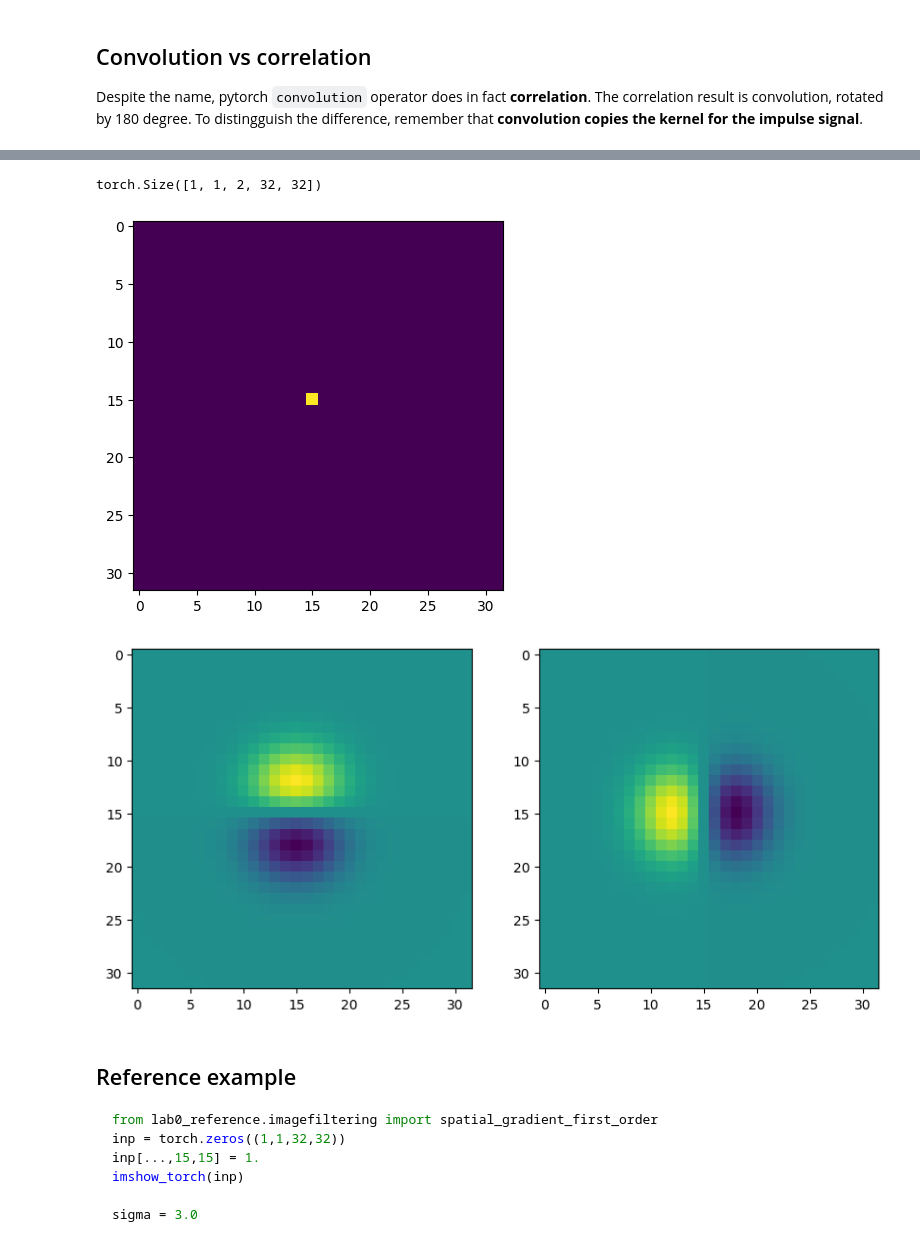
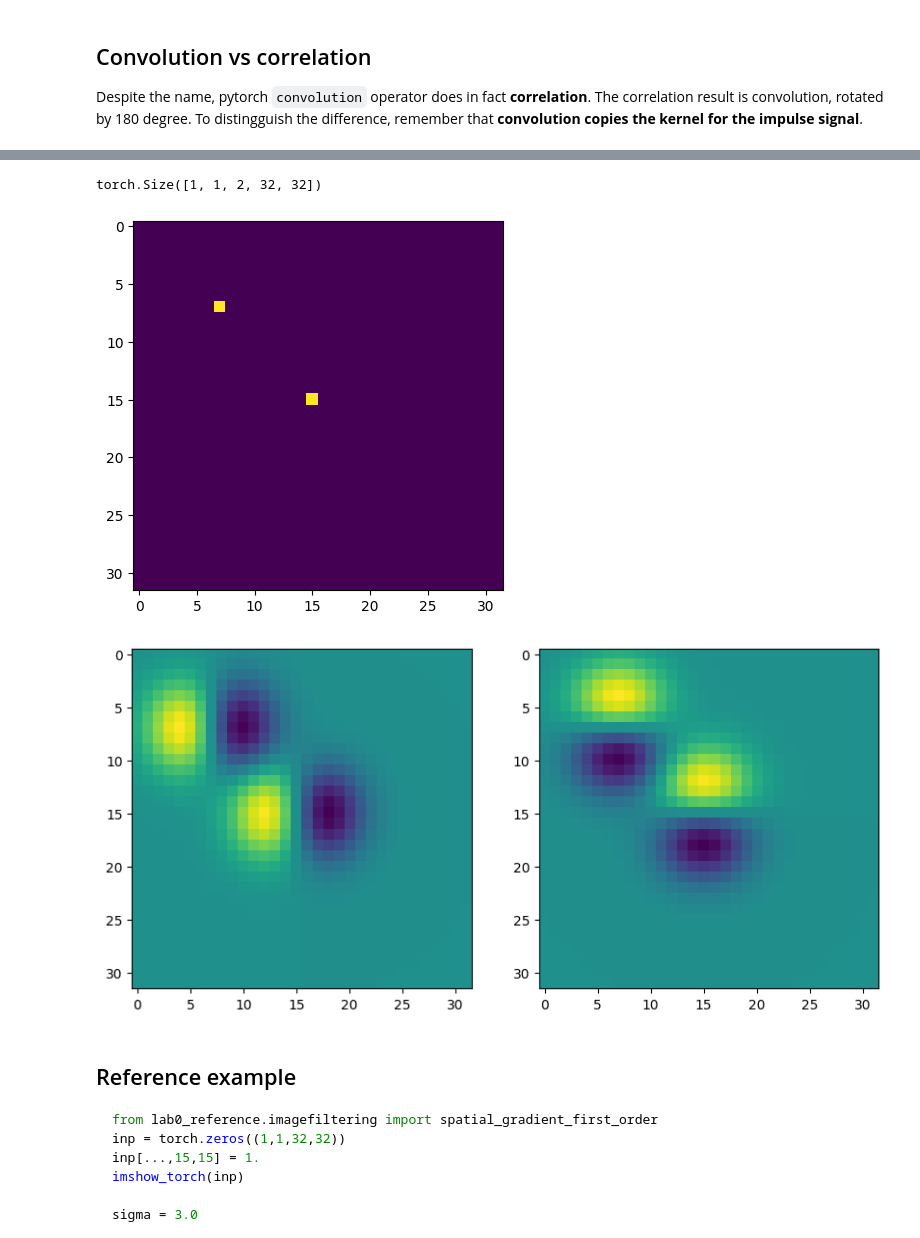
Before and after one commit to adurymanov/mpv-python, a Jupyter notebook: assignment_0_3_correspondences_template/imagefiltering.ipynb, the cells around one changed output, grey strips where cells are left out. Cells and saved outputs as stored; diff of their text form; code cells hidden in the pictures.

```diff
--- a/assignment_0_3_correspondences_template/imagefiltering.ipynb
+++ b/assignment_0_3_correspondences_template/imagefiltering.ipynb
@@ -180,26 +137,27 @@ imshow_torch(out)
 # %%
 def imshow_torch_channels(tensor, dim = 1, *kwargs):
     num_ch = tensor.size(dim)
     fig=plt.figure(figsize=(num_ch*5,5))
     tensor_splitted = torch.split(tensor, 1, dim=dim)
     for i in range(num_ch):
         fig.add_subplot(1, num_ch, i+1)
         plt.imshow(kornia.tensor_to_image(tensor_splitted[i].squeeze(dim)), *kwargs)
     return
 
 from imagefiltering import spatial_gradient_first_order
 inp = torch.zeros((1,1,32,32))
 inp[...,15,15] = 1.
+inp[...,7,7] = 1
 imshow_torch(inp)
 
 sigma = 3.0
 out2 = spatial_gradient_first_order(inp, sigma)
 print (out2.shape)
 imshow_torch_channels(out2, 2)
 # %% [output]
 torch.Size([1, 1, 2, 32, 32])
-[figure, old version]
+[figure, new version]
-[figure, old version]
+[figure, new version]
 # %% [markdown]
 ## Reference example
 
```
Also changed, not shown: parts of 4 cells of this notebook, 3 other files.
